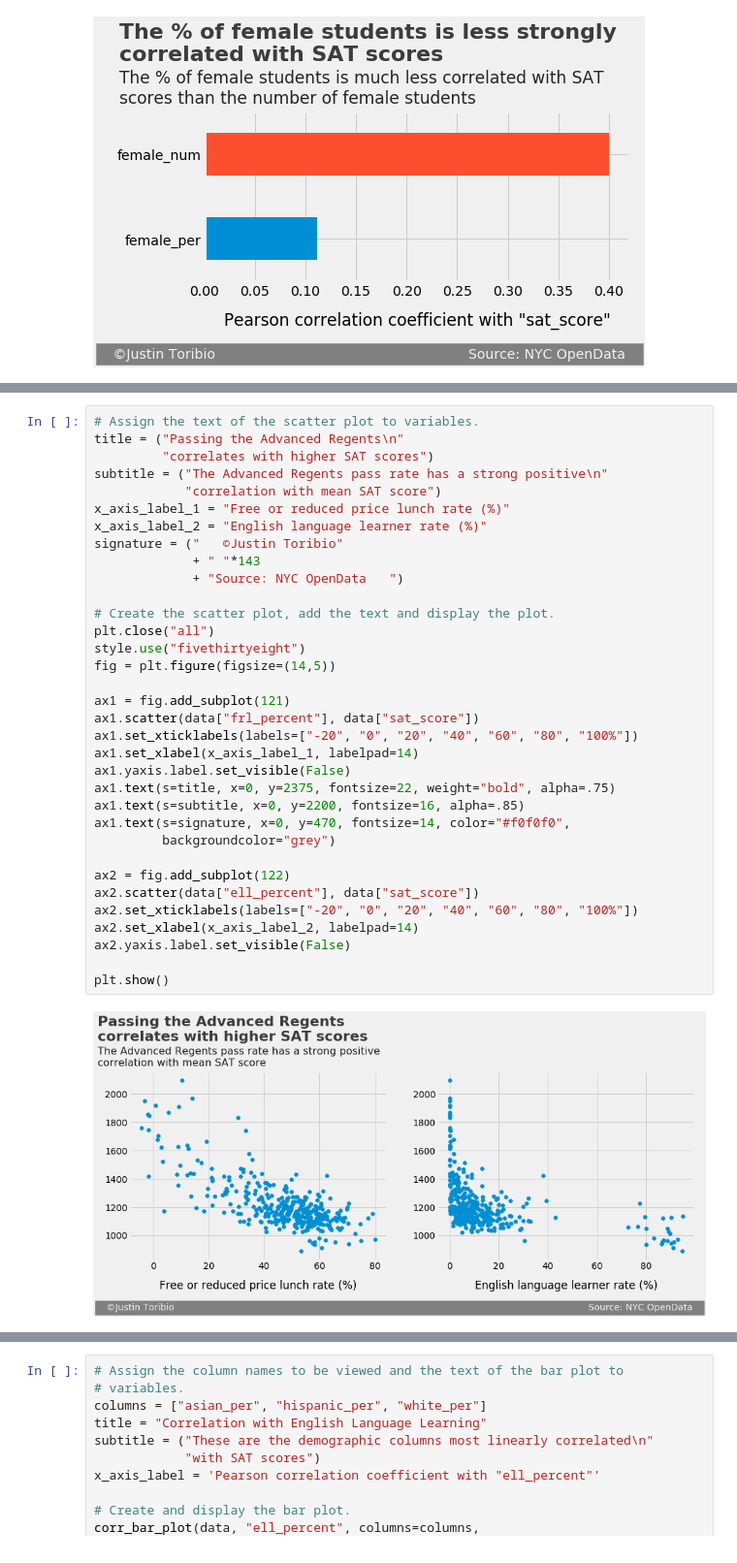
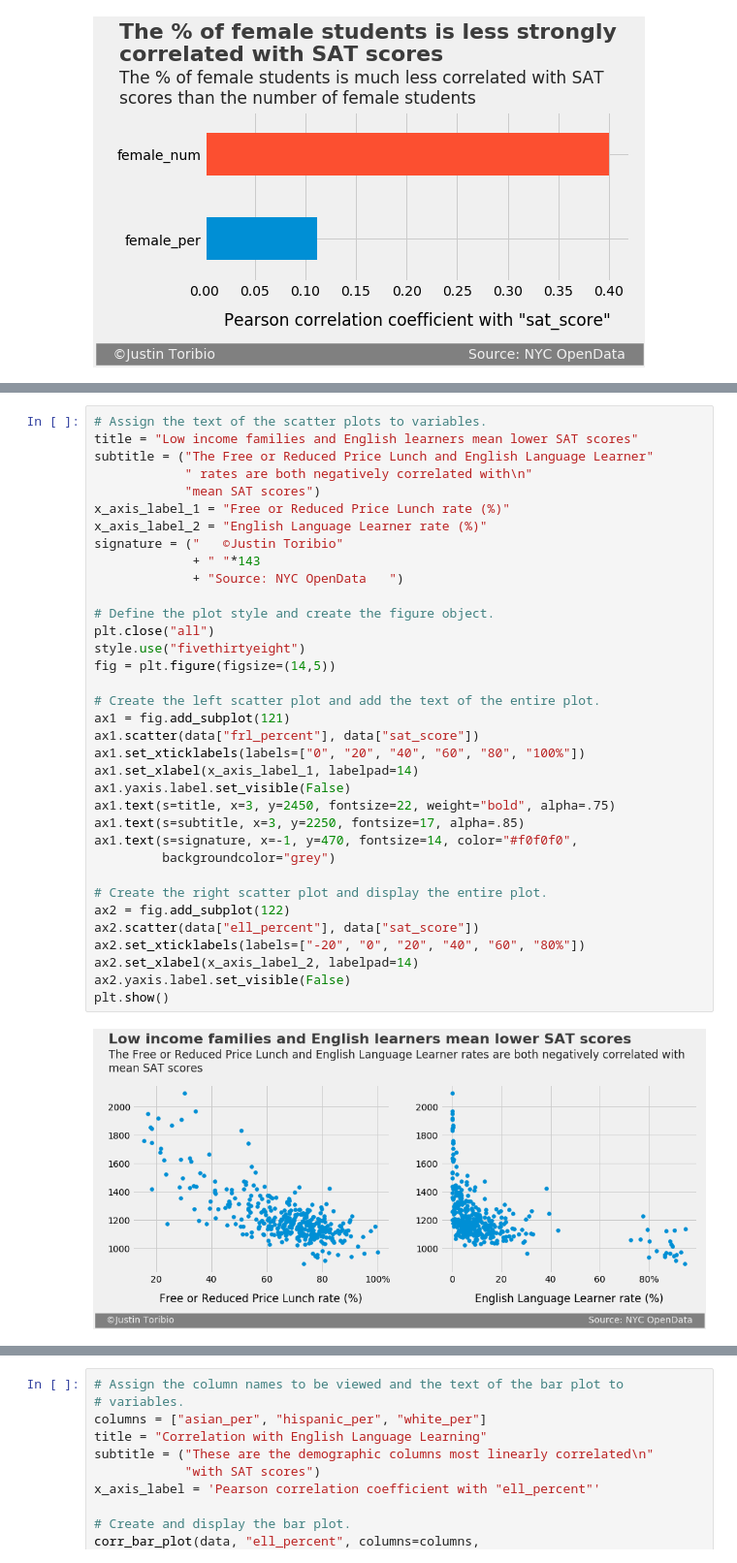
Before and after one commit to JustinToribio/analyzing-the-sat, a Jupyter notebook: notebooks/1.0-jt-analyze-the-sat.ipynb, the cells around one changed output, grey strips where cells are left out. Shown at 97% size. Saved outputs shown, nothing was run; the diff lists cells and outputs as text.

```diff
--- a/notebooks/1.0-jt-analyze-the-sat.ipynb
+++ b/notebooks/1.0-jt-analyze-the-sat.ipynb
@@ -529,38 +529,39 @@ English Language Learners would be expected to have difficulty on a test written
 
 We will view the scatter plots of `"ell_percent"` and `"frl_percent"` against `"sat_score"` to get a visual representation of their relationships.
 # %%
-# Assign the text of the scatter plot to variables.
-title = ("Passing the Advanced Regents\n"
-         "correlates with higher SAT scores")
-subtitle = ("The Advanced Regents pass rate has a strong positive\n"
-            "correlation with mean SAT score")
-x_axis_label_1 = "Free or reduced price lunch rate (%)"
-x_axis_label_2 = "English language learner rate (%)"
+# Assign the text of the scatter plots to variables.
+title = "Low income families and English learners mean lower SAT scores"
+subtitle = ("The Free or Reduced Price Lunch and English Language Learner"
+            " rates are both negatively correlated with\n"
+            "mean SAT scores")
+x_axis_label_1 = "Free or Reduced Price Lunch rate (%)"
+x_axis_label_2 = "English Language Learner rate (%)"
 signature = ("   ©Justin Toribio"
              + " "*143
              + "Source: NYC OpenData   ")
 
-# Create the scatter plot, add the text and display the plot.
+# Define the plot style and create the figure object.
 plt.close("all")
 style.use("fivethirtyeight")
 fig = plt.figure(figsize=(14,5))
 
+# Create the left scatter plot and add the text of the entire plot.
 ax1 = fig.add_subplot(121)
 ax1.scatter(data["frl_percent"], data["sat_score"])
-ax1.set_xticklabels(labels=["-20", "0", "20", "40", "60", "80", "100%"])
+ax1.set_xticklabels(labels=["0", "20", "40", "60", "80", "100%"])
 ax1.set_xlabel(x_axis_label_1, labelpad=14)
 ax1.yaxis.label.set_visible(False)
-ax1.text(s=title, x=0, y=2375, fontsize=22, weight="bold", alpha=.75)
-ax1.text(s=subtitle, x=0, y=2200, fontsize=16, alpha=.85)
-ax1.text(s=signature, x=0, y=470, fontsize=14, color="#f0f0f0",
+ax1.text(s=title, x=3, y=2450, fontsize=22, weight="bold", alpha=.75)
+ax1.text(s=subtitle, x=3, y=2250, fontsize=17, alpha=.85)
+ax1.text(s=signature, x=-1, y=470, fontsize=14, color="#f0f0f0",
          backgroundcolor="grey")
 
+# Create the right scatter plot and display the entire plot.
 ax2 = fig.add_subplot(122)
 ax2.scatter(data["ell_percent"], data["sat_score"])
-ax2.set_xticklabels(labels=["-20", "0", "20", "40", "60", "80", "100%"])
+ax2.set_xticklabels(labels=["-20", "0", "20", "40", "60", "80%"])
 ax2.set_xlabel(x_axis_label_2, labelpad=14)
 ax2.yaxis.label.set_visible(False)
-
 plt.show()
 # %% [output]
-[figure, old version]
+[figure, new version]
```
Also changed, not shown: parts of 2 cells of this notebook.
